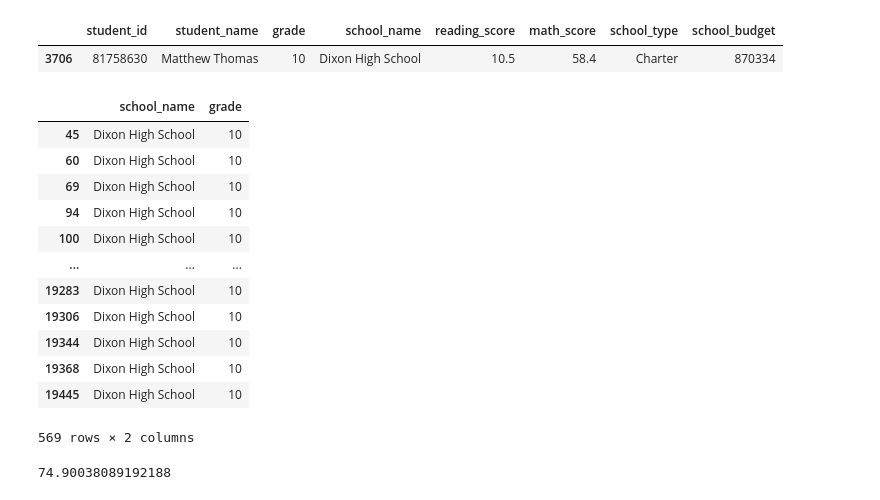
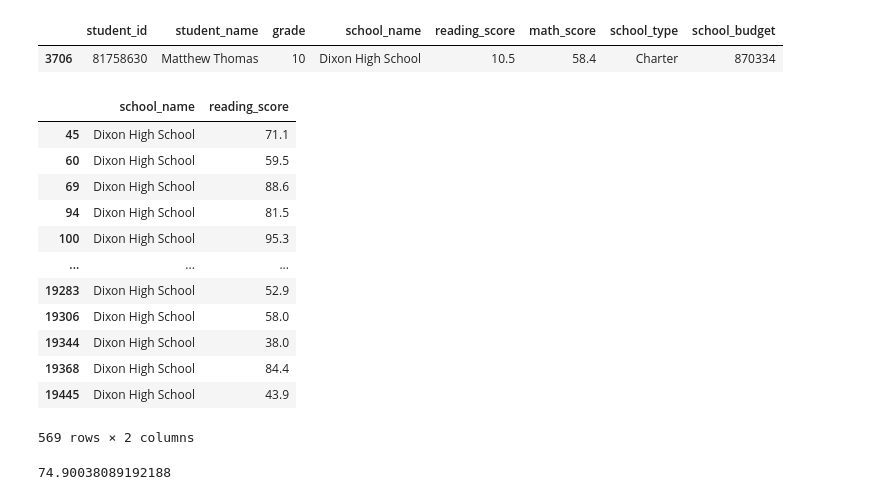
Before and after one commit to sanmarjx/School_District_Analysis, a Jupyter notebook: Student_Data_Challenge.ipynb, the cells around one changed output. Cells and saved outputs as stored; diff of their text form; code cells hidden in the pictures.

```diff
--- a/Student_Data_Challenge.ipynb
+++ b/Student_Data_Challenge.ipynb
@@ -243,21 +243,21 @@ min_reading_row
 # %%
 # Use loc with conditionals to select all reading scores from 10th graders at Dixon High School.
 dixon_df = student_df.loc[(student_df["school_name"] == "Dixon High School") &
                (student_df["grade"] == 10)]
-dixon_df.loc[:,["school_name", "grade"]]
+dixon_df.loc[:,["school_name", "reading_score"]]
 # %% [output]
-|  | school_name | grade |
-| 45 | Dixon High School | 10 |
-| 60 | Dixon High School | 10 |
-| 69 | Dixon High School | 10 |
-| 94 | Dixon High School | 10 |
-| 100 | Dixon High School | 10 |
+|  | school_name | reading_score |
+| 45 | Dixon High School | 71.1 |
+| 60 | Dixon High School | 59.5 |
+| 69 | Dixon High School | 88.6 |
+| 94 | Dixon High School | 81.5 |
+| 100 | Dixon High School | 95.3 |
 | ... | ... | ... |
-| 19283 | Dixon High School | 10 |
-| 19306 | Dixon High School | 10 |
-| 19344 | Dixon High School | 10 |
-| 19368 | Dixon High School | 10 |
-| 19445 | Dixon High School | 10 |
+| 19283 | Dixon High School | 52.9 |
+| 19306 | Dixon High School | 58.0 |
+| 19344 | Dixon High School | 38.0 |
+| 19368 | Dixon High School | 84.4 |
+| 19445 | Dixon High School | 43.9 |
 569 rows × 2 columns
 # %%
 # Find the mean reading score for all students in grades 11 and 12 combined.
```
